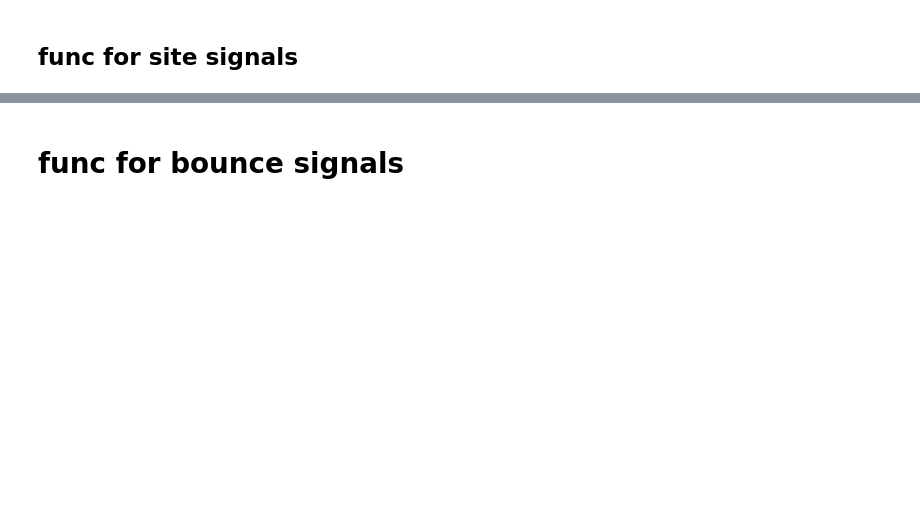
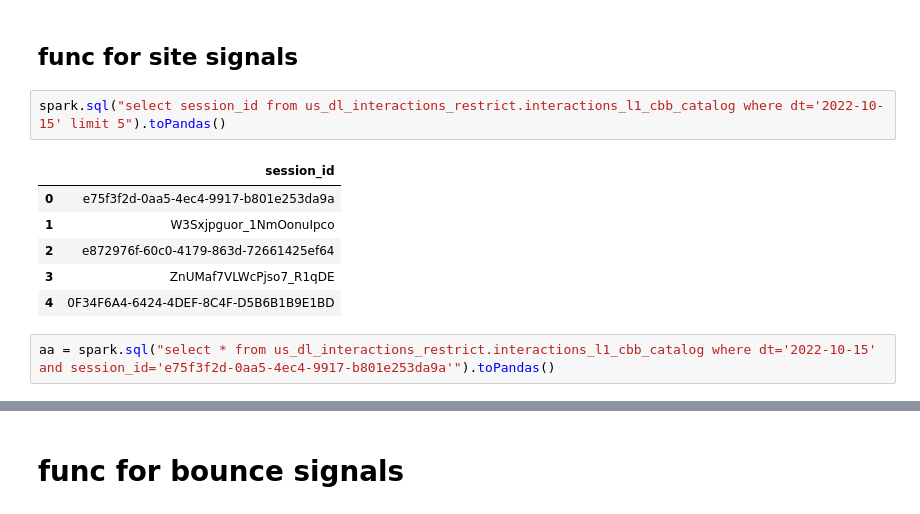
Before and after one commit to peter91011/rpc_feature_extraction, a Jupyter notebook: query/RPC_Prediction_Feature_PLA.ipynb, the cells around one changed output, grey strips where cells are left out. Drawn from its saved outputs; the diff is of its cells as text; blank space fills up the shorter version.

```diff
--- a/query/RPC_Prediction_Feature_PLA.ipynb
+++ b/query/RPC_Prediction_Feature_PLA.ipynb
@@ -361,6 +378,17 @@ def get_catalogSignal(today_ds, days_backtrack_end, days_backtrack_start, bad_da
     return(df)
 # %% [markdown]
 ## func for site signals
+# %%
+spark.sql("select session_id from us_dl_interactions_restrict.interactions_l1_cbb_catalog where dt='2022-10-15' limit 5").toPandas()
+# %% [output]
+|  | session_id |
+| 0 | e75f3f2d-0aa5-4ec4-9917-b801e253da9a |
+| 1 | W3Sxjpguor_1NmOonuIpco |
+| 2 | e872976f-60c0-4179-863d-72661425ef64 |
+| 3 | ZnUMaf7VLWcPjso7_R1qDE |
+| 4 | 0F34F6A4-6424-4DEF-8C4F-D5B6B1B9E1BD |
+# %%
+aa = spark.sql("select * from us_dl_interactions_restrict.interactions_l1_cbb_catalog where dt='2022-10-15' and session_id='e75f3f2d-0aa5-4ec4-9917-b801e253da9a'").toPandas()
 # %%
 def get_siteSignal(today_ds, days_backtrack_end, days_backtrack_start, bad_days):
 
```
Also changed, not shown: parts of 13 cells of this notebook, 22 other files.
